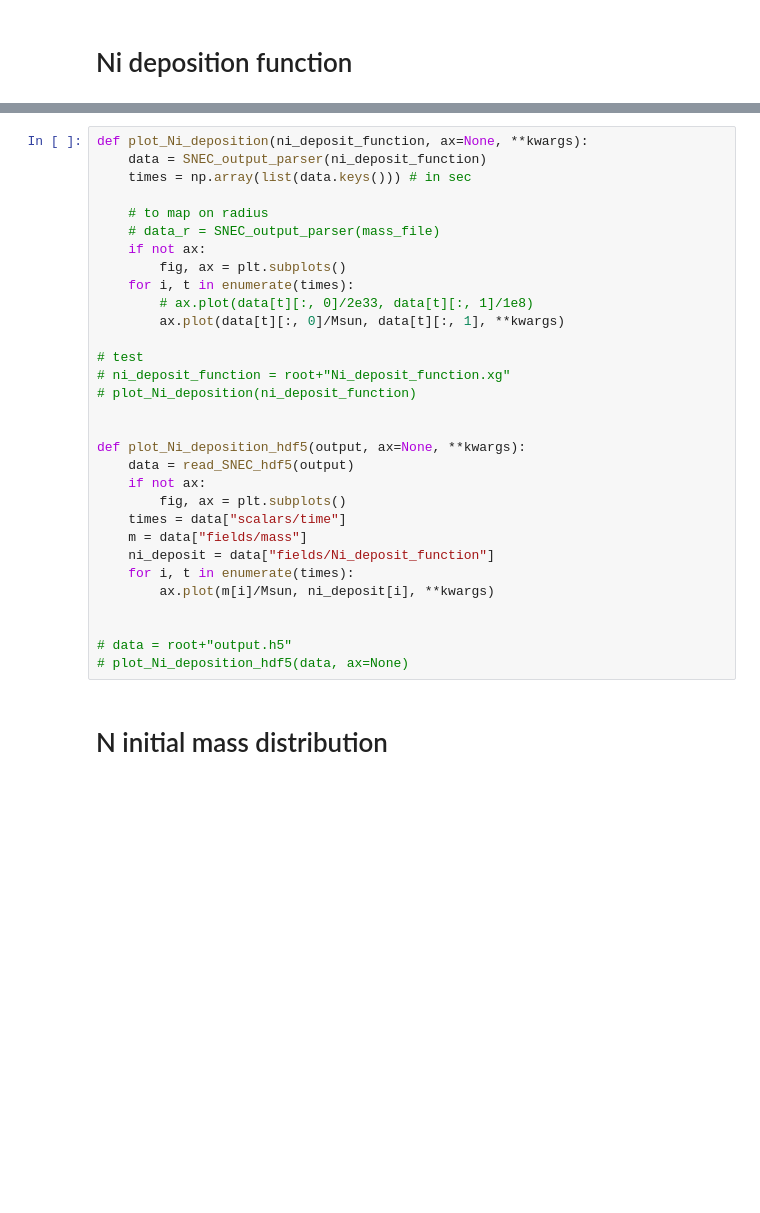
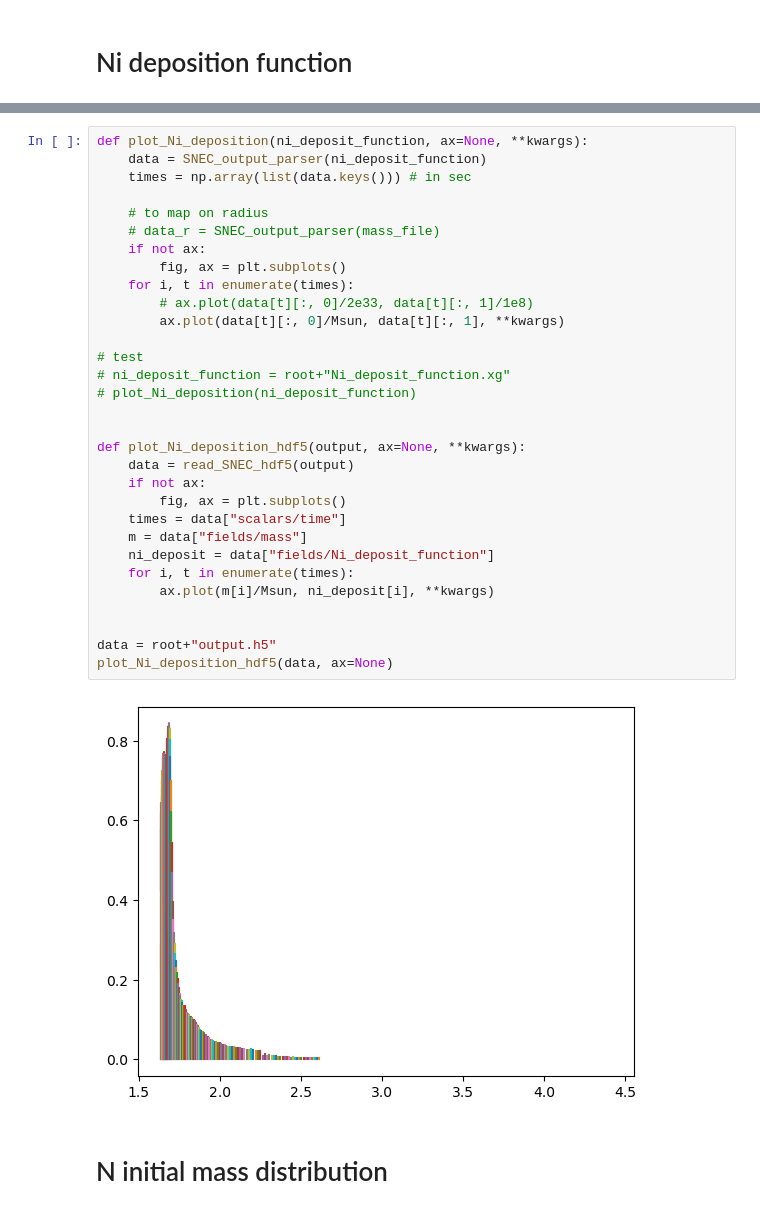
Before and after one commit to tardis-sn/connector25, a Jupyter notebook: SNEC/scripts/SNEC_dev.ipynb, the cells around one changed output, grey strips where cells are left out. Cells and saved outputs as stored; diff of their text form; blank space fills up the shorter version.

```diff
--- a/SNEC/scripts/SNEC_dev.ipynb
+++ b/SNEC/scripts/SNEC_dev.ipynb
@@ -95,34 +95,36 @@ scalars/vel_photo                         (522,)                float64
 # %%
 def plot_Ni_deposition(ni_deposit_function, ax=None, **kwargs):
     data = SNEC_output_parser(ni_deposit_function)
     times = np.array(list(data.keys())) # in sec
 
     # to map on radius
     # data_r = SNEC_output_parser(mass_file)
     if not ax:
         fig, ax = plt.subplots()
     for i, t in enumerate(times):
         # ax.plot(data[t][:, 0]/2e33, data[t][:, 1]/1e8)
         ax.plot(data[t][:, 0]/Msun, data[t][:, 1], **kwargs)
 
 # test
 # ni_deposit_function = root+"Ni_deposit_function.xg"
 # plot_Ni_deposition(ni_deposit_function)
 
 
 def plot_Ni_deposition_hdf5(output, ax=None, **kwargs):
     data = read_SNEC_hdf5(output)
     if not ax:
         fig, ax = plt.subplots()
     times = data["scalars/time"]
     m = data["fields/mass"]
     ni_deposit = data["fields/Ni_deposit_function"]
     for i, t in enumerate(times):
         ax.plot(m[i]/Msun, ni_deposit[i], **kwargs)
 
 
-# data = root+"output.h5"
-# plot_Ni_deposition_hdf5(data, ax=None)
+data = root+"output.h5"
+plot_Ni_deposition_hdf5(data, ax=None)
+# %% [output]
+[figure, added]
 # %% [markdown]
 # N initial mass distribution
 # %%
```
Also changed, not shown: parts of 8 cells of this notebook.
